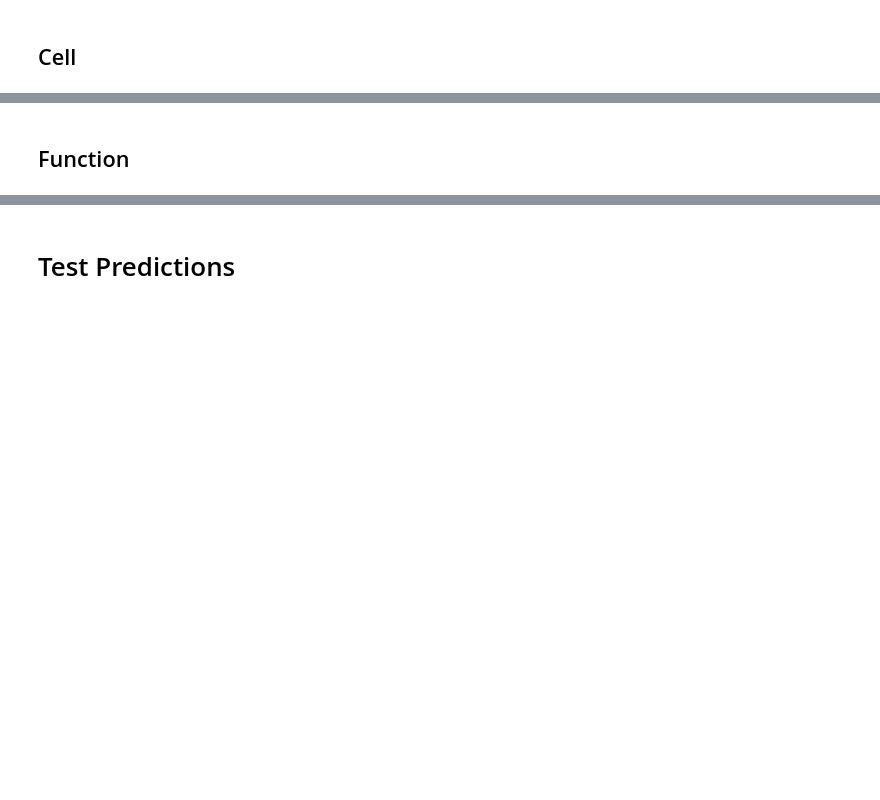
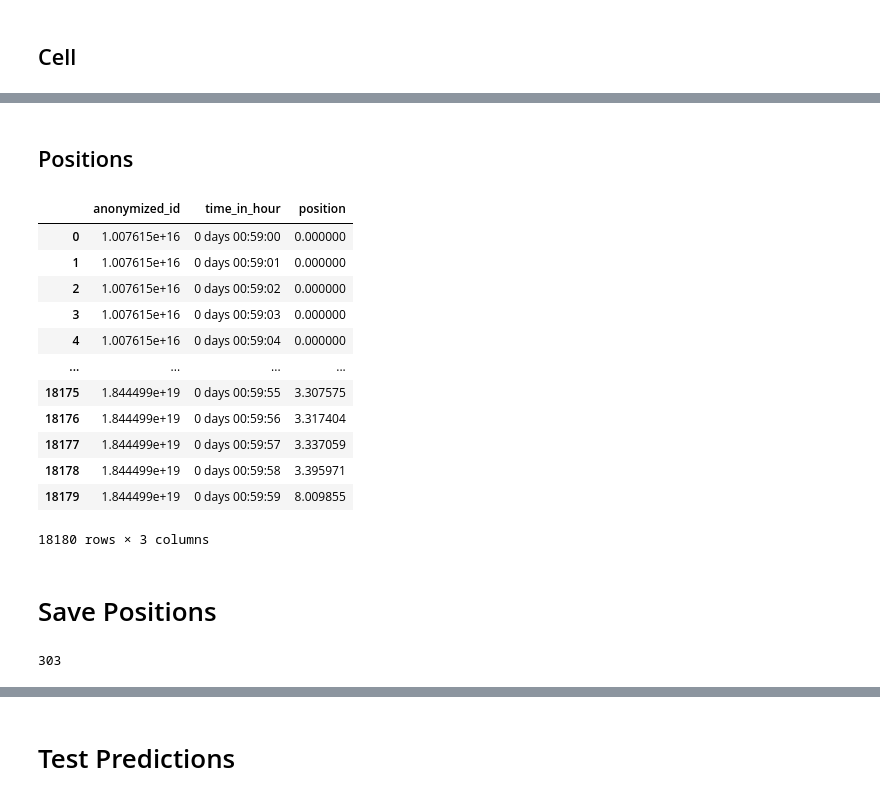
Before and after one commit to JosephZacharyGawlik/Ultramarin, a Jupyter notebook: mhf-final.ipynb, the cells around one changed output, grey strips where cells are left out. Saved outputs shown, nothing was run; the diff lists cells and outputs as text; code cells hidden in the pictures; blank space fills up the shorter version.

```diff
--- a/mhf-final.ipynb
+++ b/mhf-final.ipynb
@@ -465,3 +474,59 @@ Max:    10.0006 bps
 ==================================================
 # %% [markdown]
-## Function
+## Positions
+# %%
+# Implementation error for the predictive scheduler
+
+from predictive_scheduler import build_schedule_from_forecasts, ScheduleConfig
+
+# Configure the scheduler
+sched_cfg = ScheduleConfig(
+    window=14,       # Only trade in last 14 seconds
+    alpha=0.1,       # 10% model, 90% TWAP blend
+    price_cap=3.0,   # Cap extreme scores
+)
+
+test_positions_scheduler = pd.DataFrame()
+
+for i, anon_id in enumerate(test_ids):
+
+    # Use predictive_scheduler to build positions
+    mid_preds = test_preds[i]
+
+    scheduler_positions = build_schedule_from_forecasts(
+        mid_pred=mid_preds,
+        volume_to_fill=volume_to_fill,
+        spread_pred=None,  # We don't predict spread
+        liq_pred=None,     # We don't predict liquidity
+        cfg=sched_cfg
+    )
+
+    df = pd.DataFrame({
+        'anonymized_id': anon_id,
+        'time_in_hour': times,
+        'position': scheduler_positions
+    })
+
+    test_positions_scheduler = pd.concat([test_positions_scheduler, df], ignore_index=True)
+
+test_positions_scheduler
+# %% [output]
+|  | anonymized_id | time_in_hour | position |
+| 0 | 1.007615e+16 | 0 days 00:59:00 | 0.000000 |
+| 1 | 1.007615e+16 | 0 days 00:59:01 | 0.000000 |
+| 2 | 1.007615e+16 | 0 days 00:59:02 | 0.000000 |
+| 3 | 1.007615e+16 | 0 days 00:59:03 | 0.000000 |
+| 4 | 1.007615e+16 | 0 days 00:59:04 | 0.000000 |
+| ... | ... | ... | ... |
+| 18175 | 1.844499e+19 | 0 days 00:59:55 | 3.307575 |
+| 18176 | 1.844499e+19 | 0 days 00:59:56 | 3.317404 |
+| 18177 | 1.844499e+19 | 0 days 00:59:57 | 3.337059 |
+| 18178 | 1.844499e+19 | 0 days 00:59:58 | 3.395971 |
+| 18179 | 1.844499e+19 | 0 days 00:59:59 | 8.009855 |
+18180 rows × 3 columns
+# %% [markdown]
+# Save Positions
+# %%
+len(test_positions["anonymized_id"].unique())
+# %% [output]
+303
```
Also changed, not shown: parts of 20 cells of this notebook, 28 other files.
